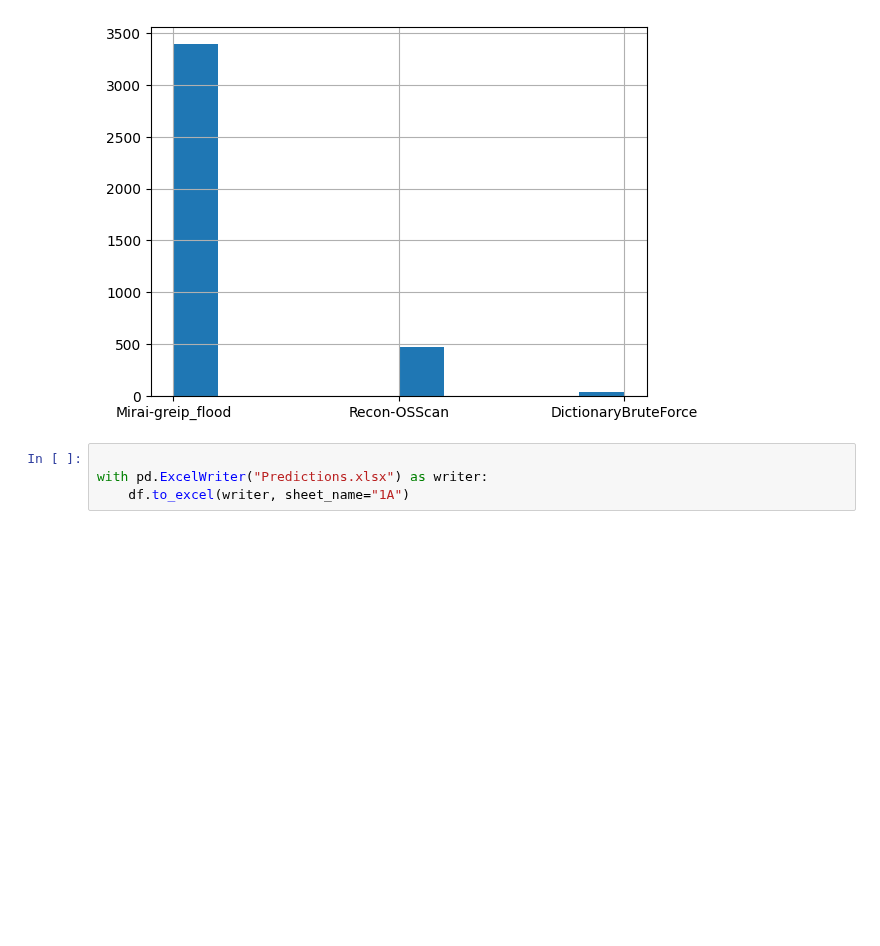
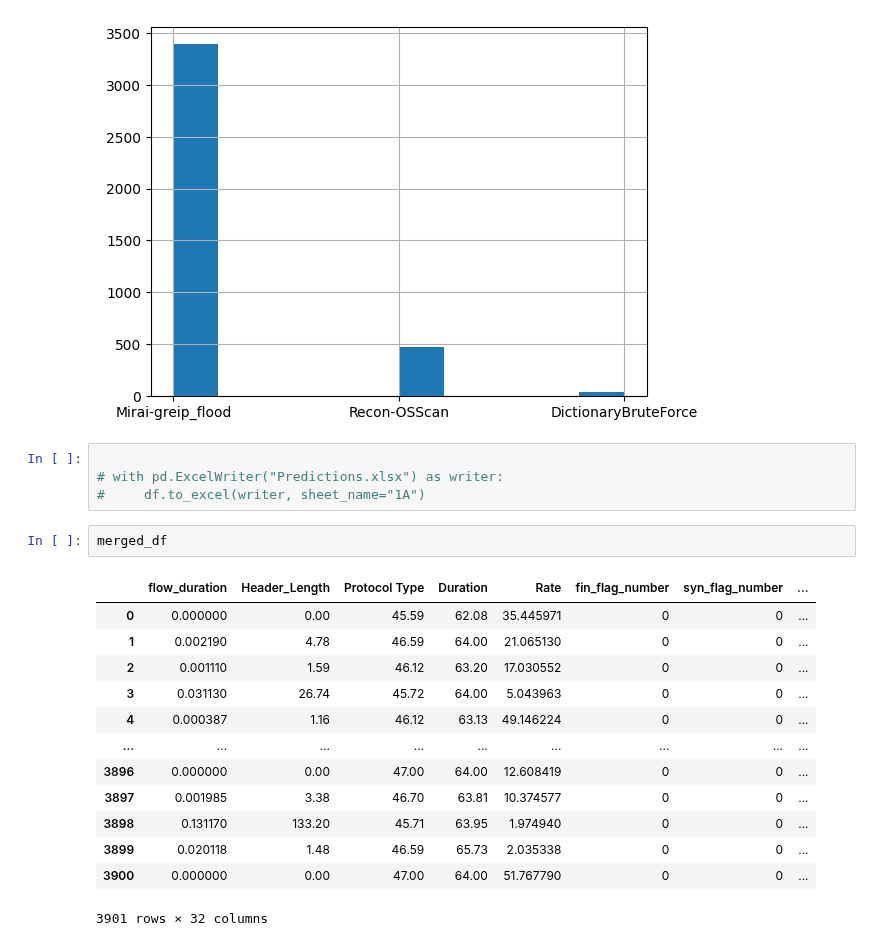
Before and after one commit to Ali-Haider006/Classifier_IoT_Intrusion_Detection, a Jupyter notebook: production.ipynb, the cells around one changed output. Drawn from its saved outputs; the diff is of its cells as text; blank space fills up the shorter version.

```diff
--- a/production.ipynb
+++ b/production.ipynb
@@ -140,5 +140,21 @@ merged_df['label'].hist()
 [figure]
 # %%
 
-with pd.ExcelWriter("Predictions.xlsx") as writer:
-    df.to_excel(writer, sheet_name="1A")
+# with pd.ExcelWriter("Predictions.xlsx") as writer:
+#     df.to_excel(writer, sheet_name="1A")
+# %%
+merged_df
+# %% [output]
+|  | flow_duration | Header_Length | Protocol Type | Duration | Rate | fin_flag_number | syn_flag_number | ... |
+| 0 | 0.000000 | 0.00 | 45.59 | 62.08 | 35.445971 | 0 | 0 | ... |
+| 1 | 0.002190 | 4.78 | 46.59 | 64.00 | 21.065130 | 0 | 0 | ... |
+| 2 | 0.001110 | 1.59 | 46.12 | 63.20 | 17.030552 | 0 | 0 | ... |
+| 3 | 0.031130 | 26.74 | 45.72 | 64.00 | 5.043963 | 0 | 0 | ... |
+| 4 | 0.000387 | 1.16 | 46.12 | 63.13 | 49.146224 | 0 | 0 | ... |
+| ... | ... | ... | ... | ... | ... | ... | ... | ... |
+| 3896 | 0.000000 | 0.00 | 47.00 | 64.00 | 12.608419 | 0 | 0 | ... |
+| 3897 | 0.001985 | 3.38 | 46.70 | 63.81 | 10.374577 | 0 | 0 | ... |
+| 3898 | 0.131170 | 133.20 | 45.71 | 63.95 | 1.974940 | 0 | 0 | ... |
+| 3899 | 0.020118 | 1.48 | 46.59 | 65.73 | 2.035338 | 0 | 0 | ... |
+| 3900 | 0.000000 | 0.00 | 47.00 | 64.00 | 51.767790 | 0 | 0 | ... |
+3901 rows × 32 columns
```
Also changed, not shown: parts of 3 cells of this notebook.
